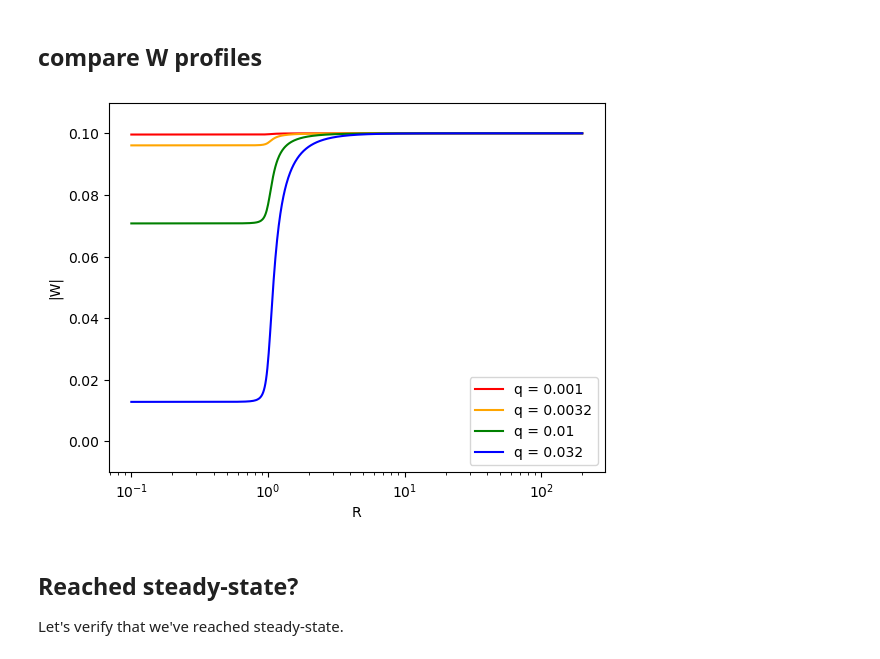
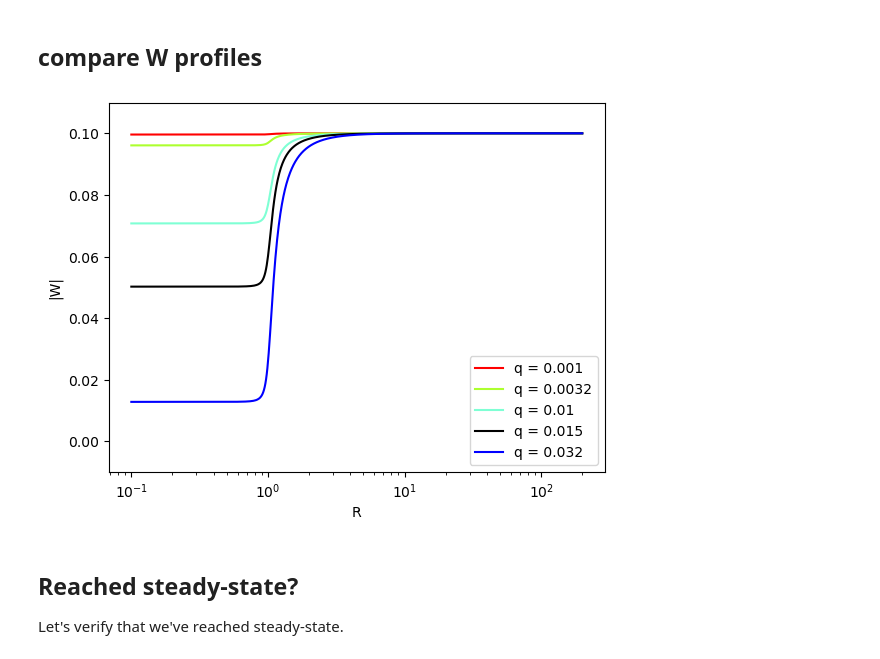
Before and after one commit to Jupiter1994/warped-disks, a Jupyter notebook: reduced-eqs-steady-state.ipynb, the cells around one changed output. Saved outputs shown, nothing was run; the diff lists cells and outputs as text; code cells hidden in the pictures.

```diff
--- a/reduced-eqs-steady-state.ipynb
+++ b/reduced-eqs-steady-state.ipynb
@@ -37,7 +37,7 @@ cs = 0.1 # 0.02
 alpha = 0 # 0.01 # 0.019
 
 # planet parameters
-Mp, a = 3.2e-2, 1
+Mp, a = 1.5e-2, 1
 
 # toggle disk gap
 use_gap = False
@@ -806,40 +806,40 @@ if save_data:
 # %% [markdown]
 ## compare W profiles
 # %%
-qs = [0.001, 3.2e-3, 1e-2, 3.2e-2]
-colors = ["red", "orange", "green", "blue"]
+qs = [0.001, 3.2e-3, 1e-2, 1.5e-2, 3.2e-2]
+colors = ["red", "greenyellow", "aquamarine", "black", "blue"]
 Rmax = 200
 
 for q, c in zip(qs, colors):
     file_path_W = "Data/steady-state/RWs/alpha=" + str(alpha) + \
         ",h=" + str(cs) + ",Mp=" + str(q) + ",eps=" +str(eps) +\
             ",Rmax=" + str(Rmax) + ".npy"
     file_path_G = "Data/steady-state/RGs/alpha=" + str(alpha) + \
         ",h=" + str(cs) + ",Mp=" + str(q) + ",eps=" +str(eps) +\
             ",Rmax=" + str(Rmax) + ".npy"
     with open(file_path_W, 'rb') as f:
         RWs_ungapped = np.load(f)
     with open(file_path_G, 'rb') as f:
         RGs_ungapped = np.load(f)
 
     plt.plot(RWs_ungapped[0].real, np.abs(RWs_ungapped[1]), c=c,\
                  label="q = " + str(q))
 
     plt.xscale('log')
     plt.ylim(-0.01, .11)
 
 plt.xlabel("R")
 plt.ylabel("|W|")
 plt.legend()
 
 filepath="Figures/tilt_vs_R_different_qs"
 save_figs = True
 if save_figs:
     plt.savefig(filepath)
 
 plt.show()
 # %% [output]
-[figure, old version]
+[figure, new version]
 # %% [markdown]
 ## Reached steady-state?
 
```
Also changed, not shown: parts of 1 cell of this notebook, 1 other file.
